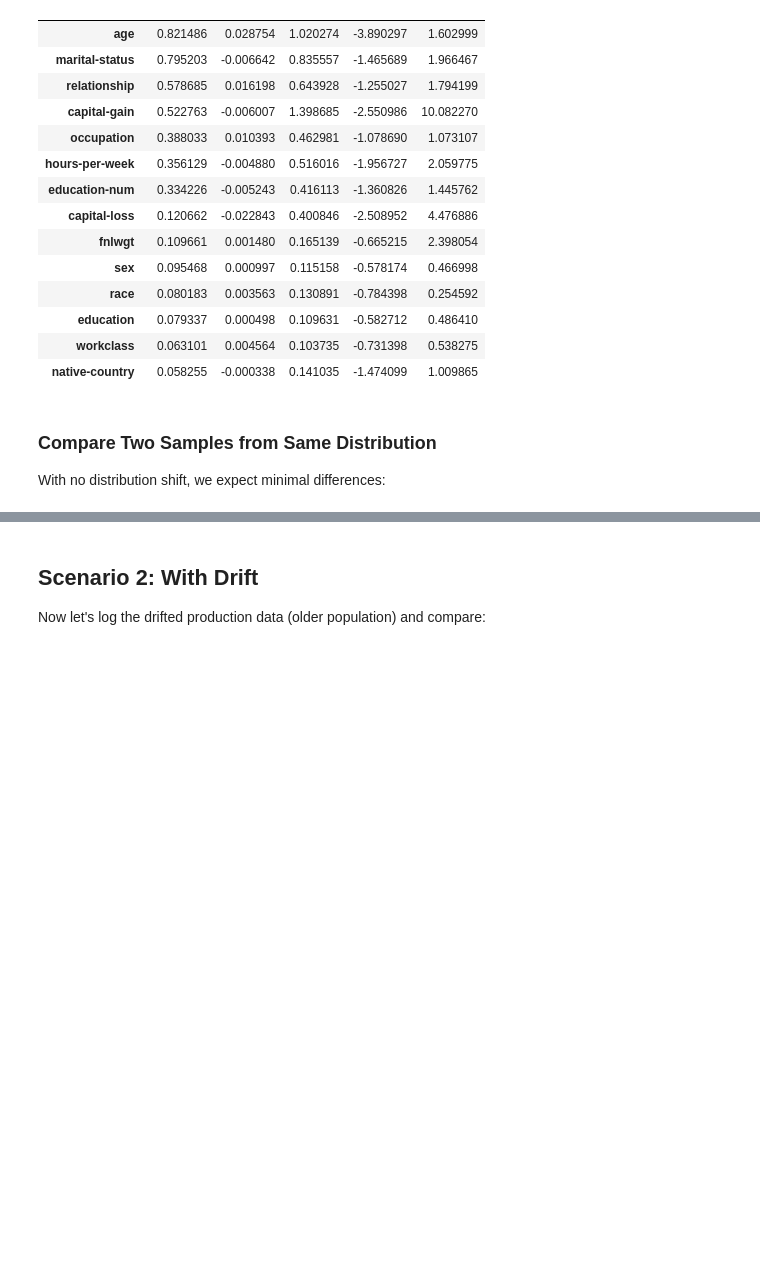
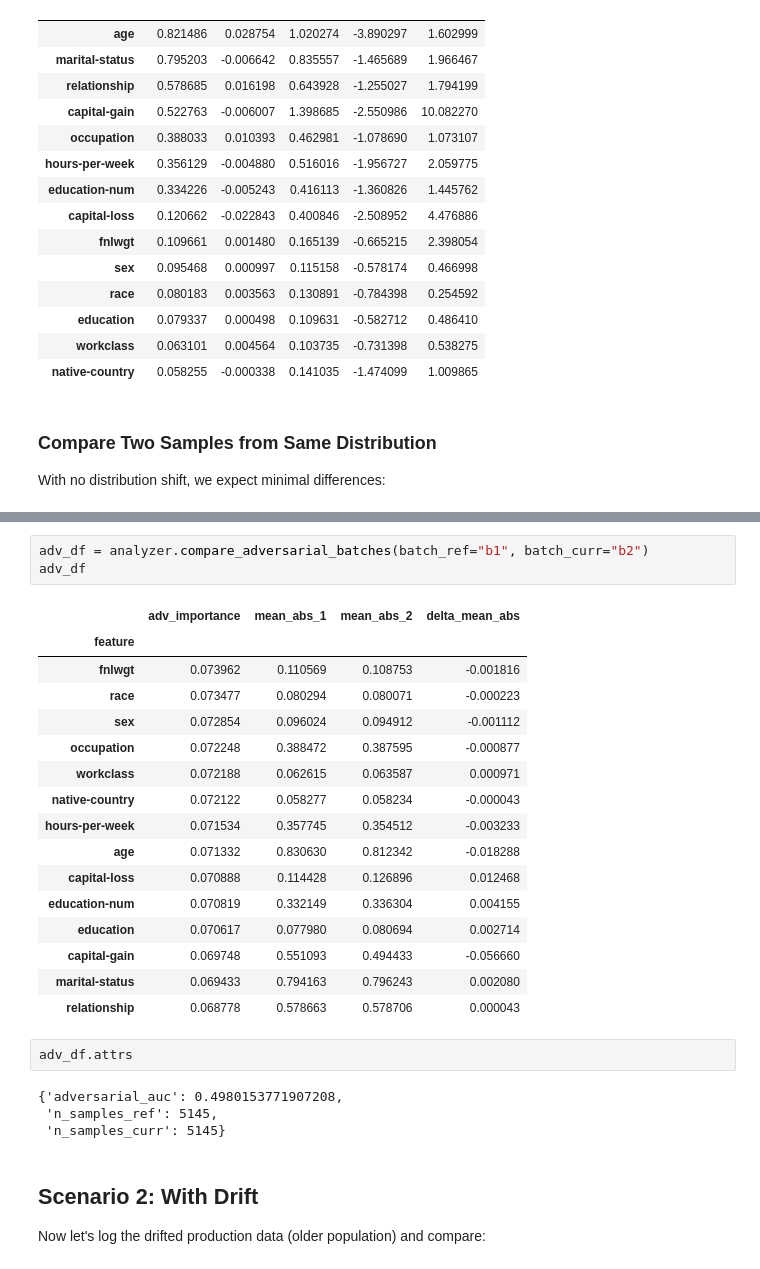
Before and after one commit to ab93/shap-monitor, a Jupyter notebook: examples/lightgbm_example.ipynb, the cells around one changed output, grey strips where cells are left out. Saved outputs shown, nothing was run; the diff lists cells and outputs as text; blank space fills up the shorter version.

```diff
--- a/examples/lightgbm_example.ipynb
+++ b/examples/lightgbm_example.ipynb
@@ -340,6 +340,32 @@ analyzer.compare_batches(batch_ref="b1", batch_curr="b2")
 | hours-per-week | 0.002814 | 0.357745 | 0.354512 | -0.003233 | -0.903728 | -0.008417 | -0.001343 | 6.0 | ... |
 | native-country | 0.002581 | 0.058277 | 0.058234 | -0.000043 | -0.074101 | -0.000427 | -0.000248 | 14.0 | ... |
 | workclass | 0.001261 | 0.062615 | 0.063587 | 0.000971 | 1.551389 | 0.004539 | 0.004589 | 13.0 | ... |
+# %%
+adv_df = analyzer.compare_adversarial_batches(batch_ref="b1", batch_curr="b2")
+adv_df
+# %% [output]
+|  | adv_importance | mean_abs_1 | mean_abs_2 | delta_mean_abs |
+| feature |  |  |  |  |
+| fnlwgt | 0.073962 | 0.110569 | 0.108753 | -0.001816 |
+| race | 0.073477 | 0.080294 | 0.080071 | -0.000223 |
+| sex | 0.072854 | 0.096024 | 0.094912 | -0.001112 |
+| occupation | 0.072248 | 0.388472 | 0.387595 | -0.000877 |
+| workclass | 0.072188 | 0.062615 | 0.063587 | 0.000971 |
+| native-country | 0.072122 | 0.058277 | 0.058234 | -0.000043 |
+| hours-per-week | 0.071534 | 0.357745 | 0.354512 | -0.003233 |
+| age | 0.071332 | 0.830630 | 0.812342 | -0.018288 |
+| capital-loss | 0.070888 | 0.114428 | 0.126896 | 0.012468 |
+| education-num | 0.070819 | 0.332149 | 0.336304 | 0.004155 |
+| education | 0.070617 | 0.077980 | 0.080694 | 0.002714 |
+| capital-gain | 0.069748 | 0.551093 | 0.494433 | -0.056660 |
+| marital-status | 0.069433 | 0.794163 | 0.796243 | 0.002080 |
+| relationship | 0.068778 | 0.578663 | 0.578706 | 0.000043 |
+# %%
+adv_df.attrs
+# %% [output]
+{'adversarial_auc': 0.4980153771907208,
+ 'n_samples_ref': 5145,
+ 'n_samples_curr': 5145}
 # %% [markdown]
 ## Scenario 2: With Drift
 
```
Also changed, not shown: parts of 5 cells of this notebook, 9 other files.
